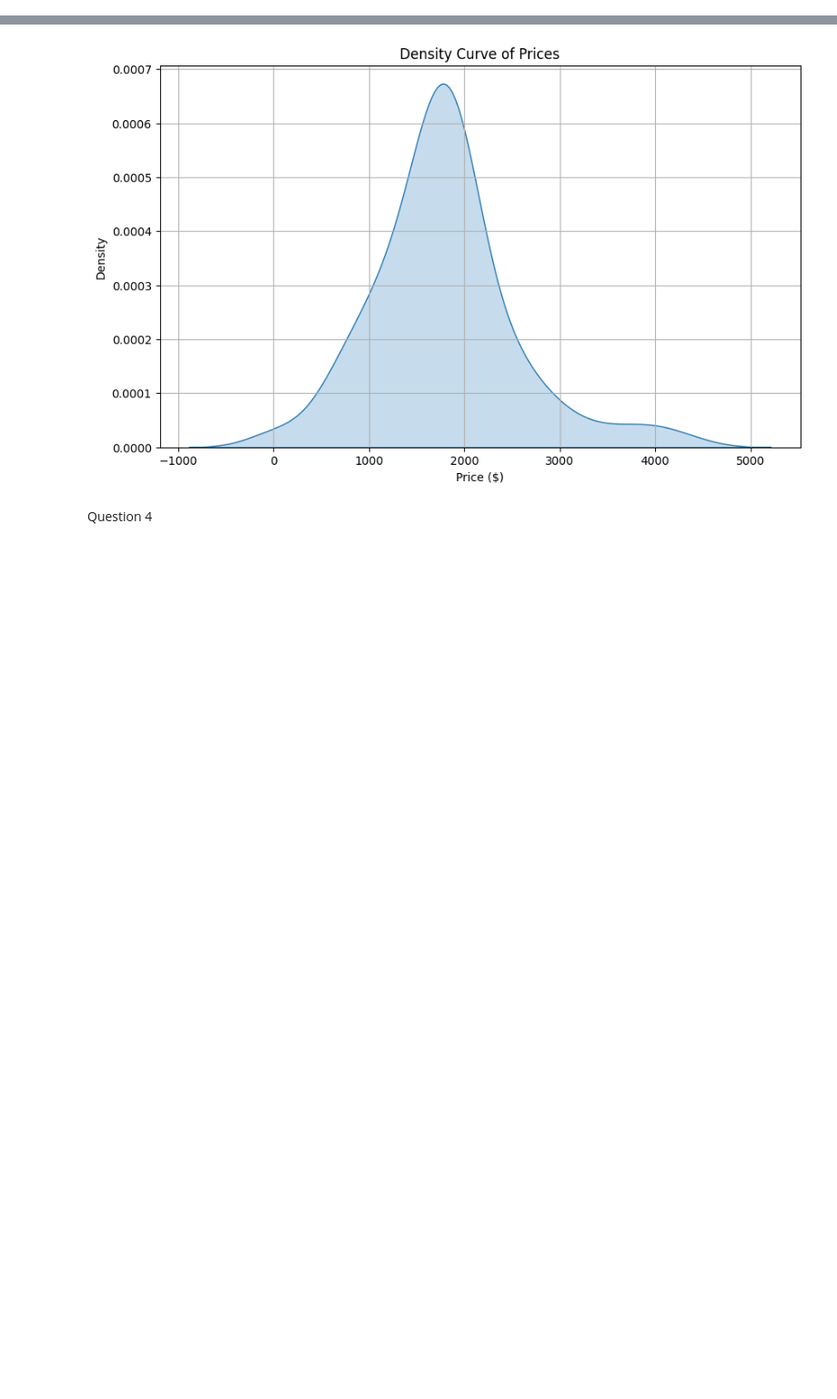
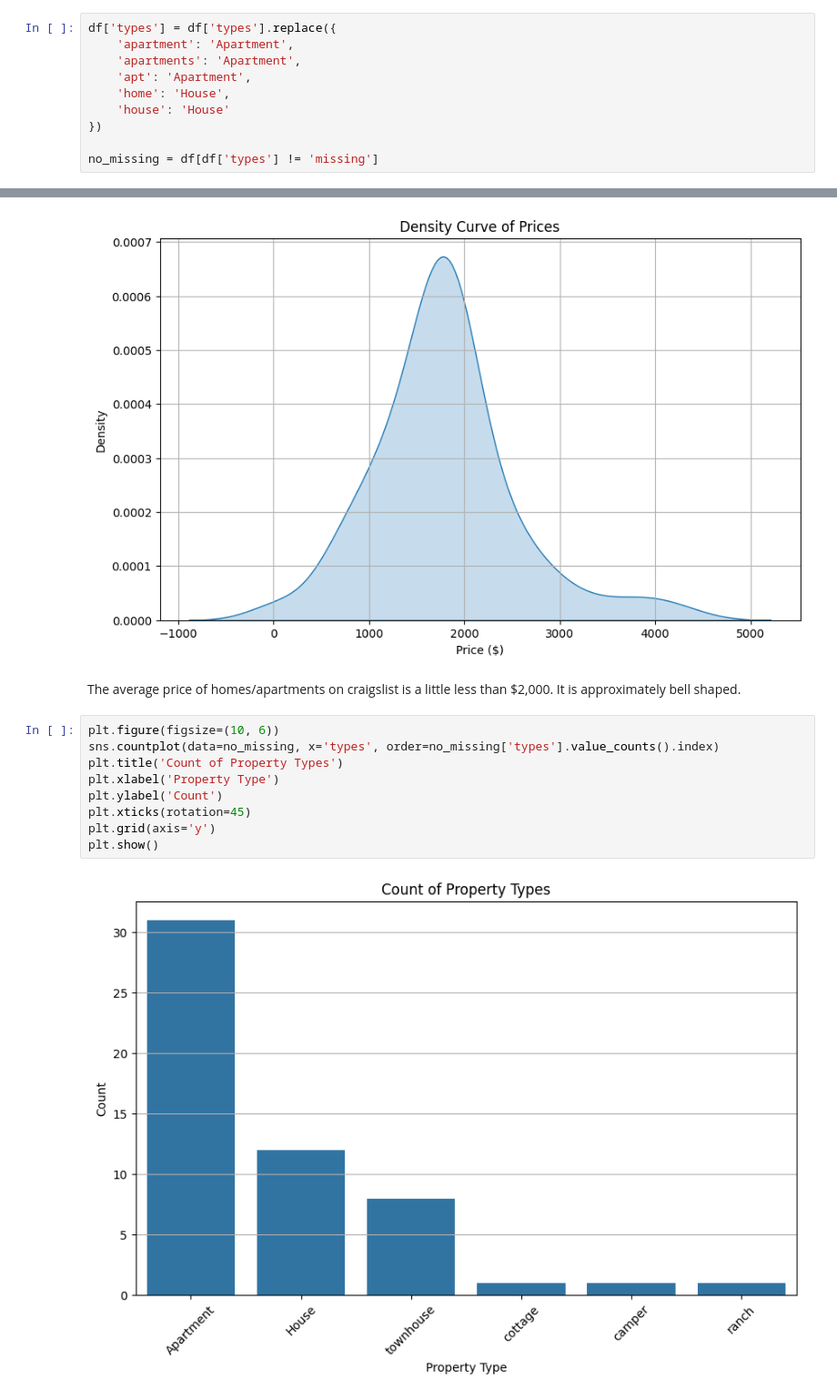
Before and after one commit to EllaThomasson/labs-ds3001, a Jupyter notebook: WebScrapingLab_EllaThomasson.ipynb, the cells around one changed output, grey strips where cells are left out. Shown: that part at 91% size. Drawn from its saved outputs; the diff is of its cells as text; blank space fills up the shorter version.

```diff
--- a/WebScrapingLab_EllaThomasson.ipynb
+++ b/WebScrapingLab_EllaThomasson.ipynb
@@ -71,4 +75,14 @@ display(df)
 102 rows × 5 columns
+# %%
+df['types'] = df['types'].replace({
+    'apartment': 'Apartment',
+    'apartments': 'Apartment',
+    'apt': 'Apartment',
+    'home': 'House',
+    'house': 'House'
+})
+
+no_missing = df[df['types'] != 'missing']
 # %%
 plt.figure(figsize=(10, 6))
 sns.kdeplot(data=df['price'].dropna(), fill=True)
@@ -79,5 +93,16 @@ plt.grid()
 plt.show()
 # %% [output]
 [figure]
-# %% [markdown]
-Question 4
+# %% [markdown]
+The average price of homes/apartments on craigslist is a little less than $2,000. It is approximately bell shaped.
+# %%
+plt.figure(figsize=(10, 6))
+sns.countplot(data=no_missing, x='types', order=no_missing['types'].value_counts().index)
+plt.title('Count of Property Types')
+plt.xlabel('Property Type')
+plt.ylabel('Count')
+plt.xticks(rotation=45)
+plt.grid(axis='y')
+plt.show()
+# %% [output]
+[figure, added]
```
Also changed, not shown: parts of 6 cells of this notebook.
